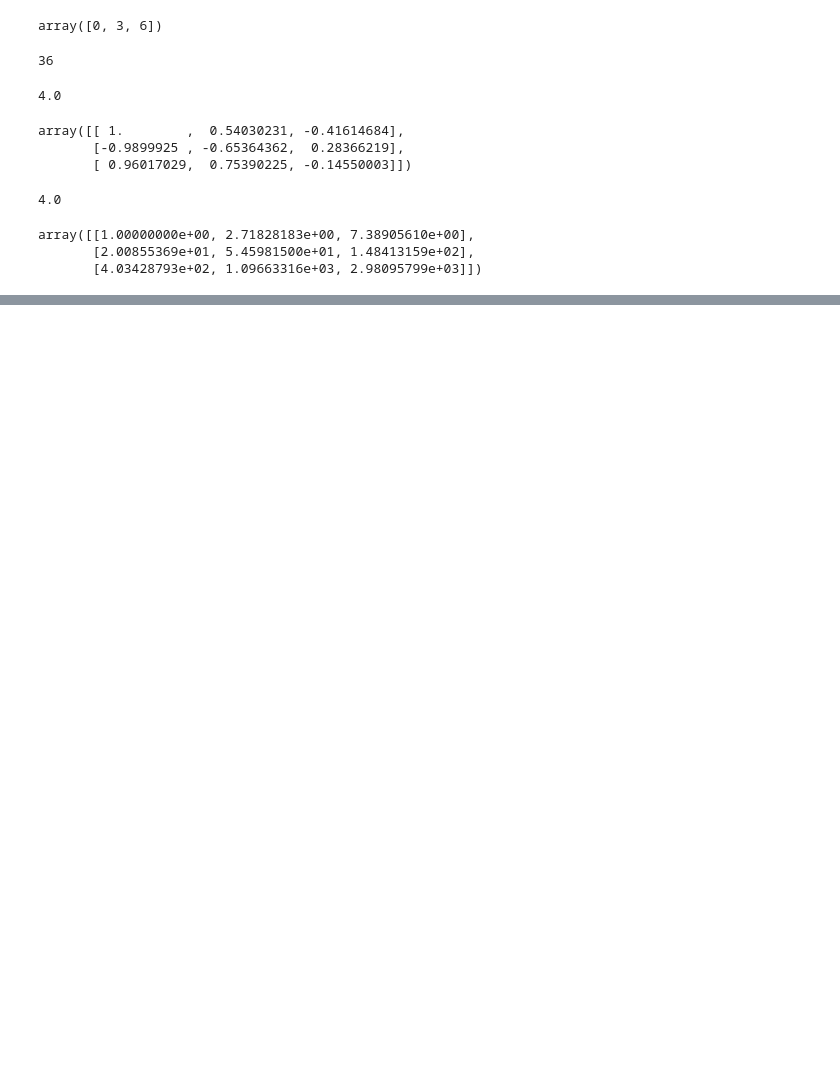
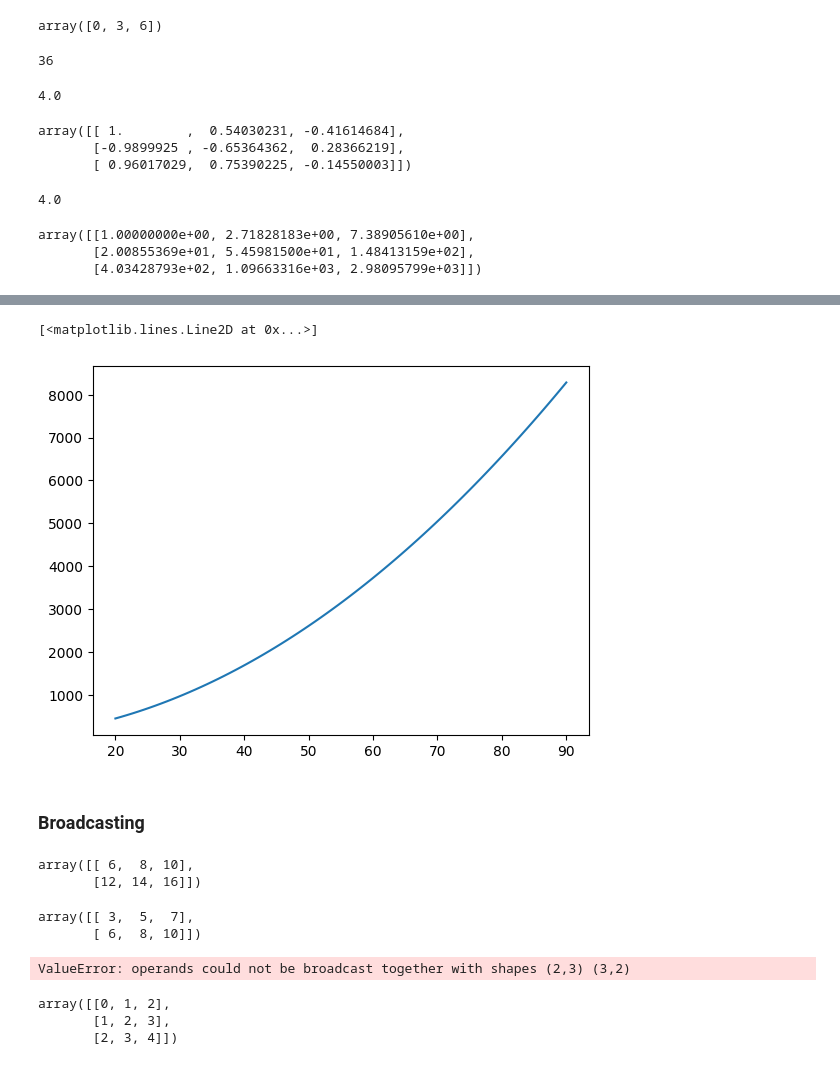
Before and after one commit to jihanmahmud/Numpy_Practice, a Jupyter notebook: Numpy revision.ipynb, the cells around one changed output, grey strips where cells are left out. Drawn from its saved outputs; the diff is of its cells as text; code cells hidden in the pictures; blank space fills up the shorter version.

```diff
--- a/Numpy revision.ipynb
+++ b/Numpy revision.ipynb
@@ -257,0 +279,36 @@ array([[1.00000000e+00, 2.71828183e+00, 7.38905610e+00],
+# %%
+y= x*x+2*x+6
+plt.plot(x,y)
+# %% [output]
+[<matplotlib.lines.Line2D at 0x...>]
+[figure, added]
+# %% [markdown]
+### Broadcasting
+# %%
+a=np.arange(6).reshape(2,3)
+b=np.arange(6,12).reshape(2,3)
+a+b
+# %% [output]
+array([[ 6,  8, 10],
+       [12, 14, 16]])
+# %%
+a1=np.arange(3).reshape(1,3)
+b1=np.arange(3,9).reshape(2,3)
+a1+b1                           #Here Will broadcasting
+# %% [output]
+array([[ 3,  5,  7],
+       [ 6,  8, 10]])
+# %%
+a2=np.arange(6).reshape(2,3)
+b2=np.arange(6).reshape(3,2)
+a2+b2
+# %% [output]
+ValueError: operands could not be broadcast together with shapes (2,3) (3,2)
+# %%
+a3=np.arange(3).reshape(1,3)
+b3=np.arange(3).reshape(3,1)
+a3+b3
+# %% [output]
+array([[0, 1, 2],
+       [1, 2, 3],
+       [2, 3, 4]])
```
Also changed, not shown: parts of 40 cells of this notebook.
